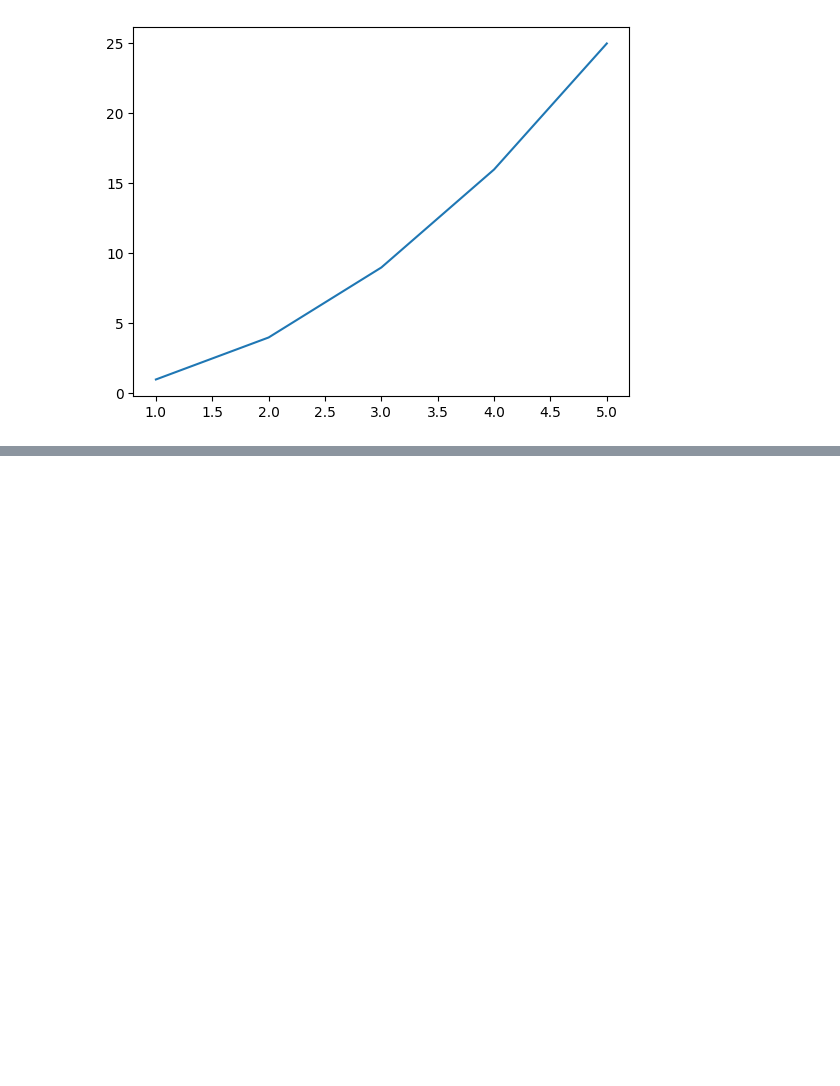
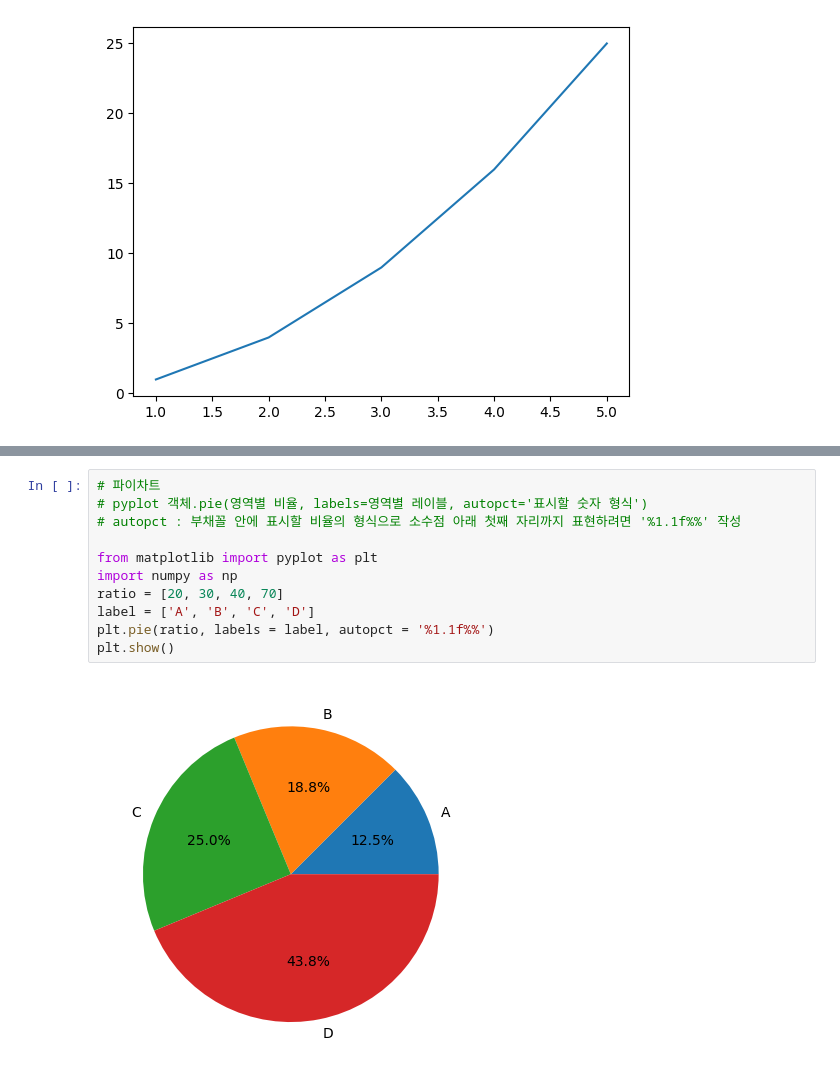
Before and after one commit to Ssseyoung/Bigdata, a Jupyter notebook: code/Day03.ipynb, the cells around one changed output, grey strips where cells are left out. Saved outputs shown, nothing was run; the diff lists cells and outputs as text; blank space fills up the shorter version.

```diff
--- a/code/Day03.ipynb
+++ b/code/Day03.ipynb
@@ -21,0 +61,13 @@ plt.show()
+# %%
+# 파이차트
+# pyplot 객체.pie(영역별 비율, labels=영역별 레이블, autopct='표시할 숫자 형식')
+# autopct : 부채꼴 안에 표시할 비율의 형식으로 소수점 아래 첫째 자리까지 표현하려면 '%1.1f%%' 작성
+
+from matplotlib import pyplot as plt
+import numpy as np
+ratio = [20, 30, 40, 70]
+label = ['A', 'B', 'C', 'D']
+plt.pie(ratio, labels = label, autopct = '%1.1f%%')
+plt.show()
+# %% [output]
+[figure, added]
```
Also changed, not shown: parts of 10 cells of this notebook, 1 other file.
